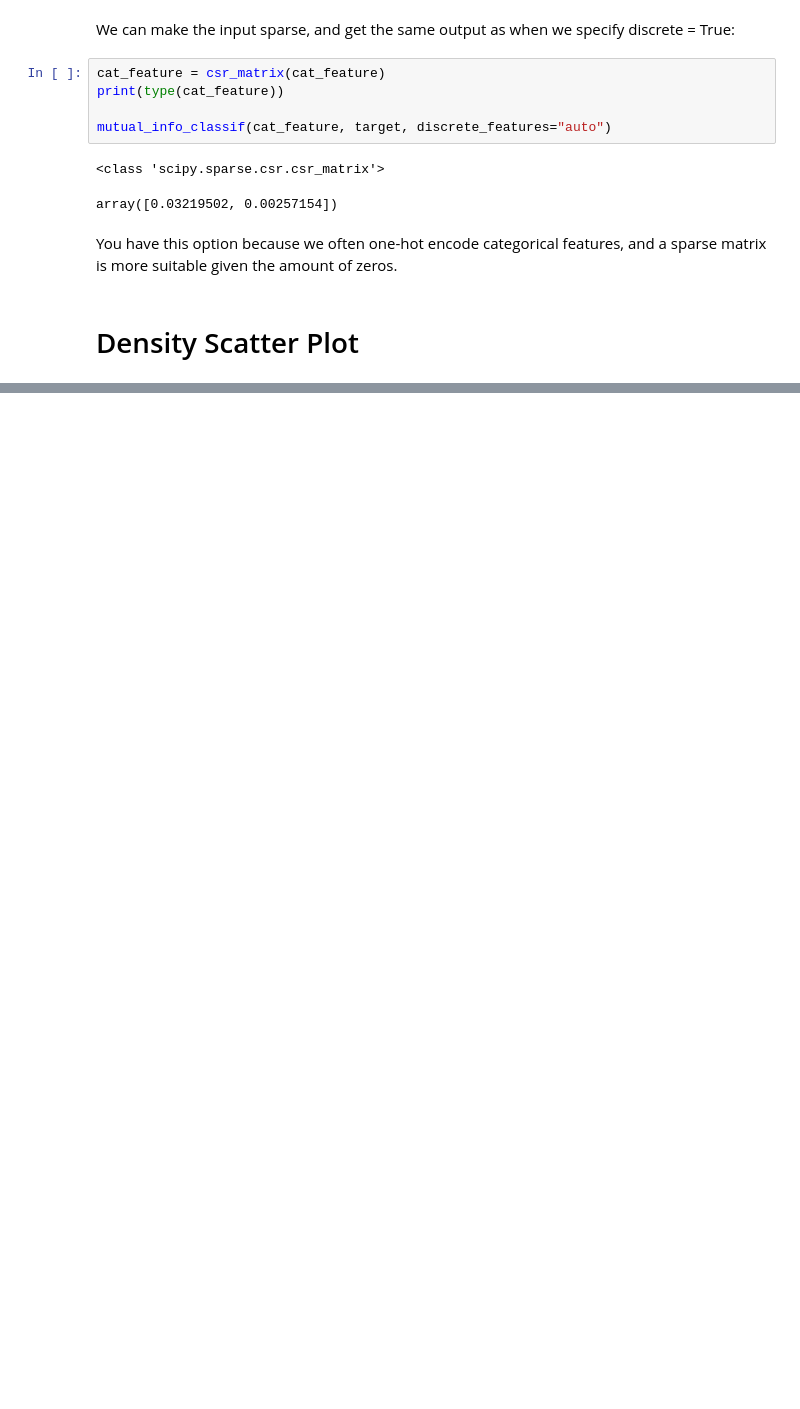
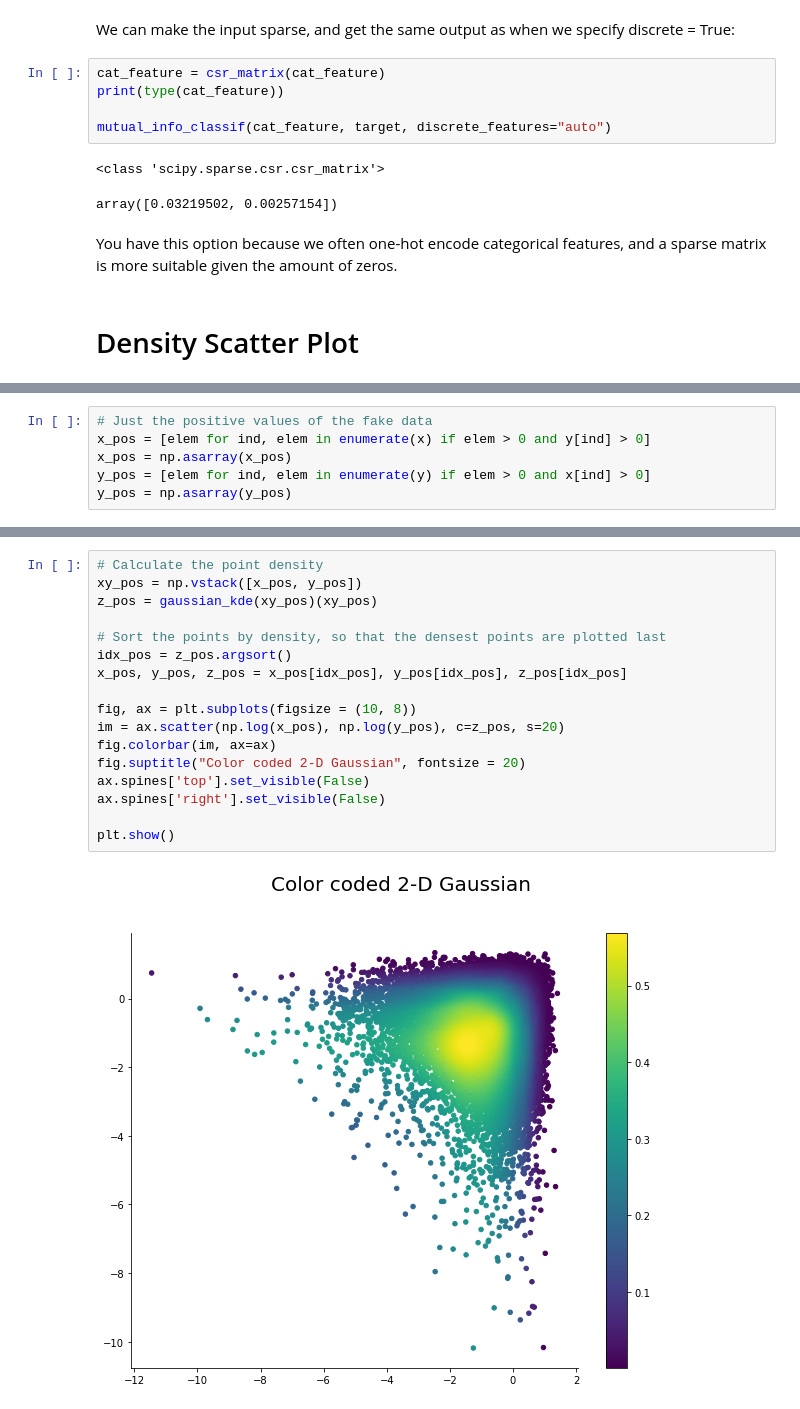
Before and after one commit to AlexanderLoebel/Homogeneity, a Jupyter notebook: Some points.ipynb, the cells around one changed output, grey strips where cells are left out. Drawn from its saved outputs; the diff is of its cells as text; blank space fills up the shorter version.

```diff
--- a/Some points.ipynb
+++ b/Some points.ipynb
@@ -289,0 +295,6 @@ plt.show()
+# %%
+# Just the positive values of the fake data
+x_pos = [elem for ind, elem in enumerate(x) if elem > 0 and y[ind] > 0]
+x_pos = np.asarray(x_pos)
+y_pos = [elem for ind, elem in enumerate(y) if elem > 0 and x[ind] > 0]
+y_pos = np.asarray(y_pos)
@@ -289,0 +312,19 @@ plt.show()
+# %%
+# Calculate the point density
+xy_pos = np.vstack([x_pos, y_pos])
+z_pos = gaussian_kde(xy_pos)(xy_pos)
+
+# Sort the points by density, so that the densest points are plotted last
+idx_pos = z_pos.argsort()
+x_pos, y_pos, z_pos = x_pos[idx_pos], y_pos[idx_pos], z_pos[idx_pos]
+
+fig, ax = plt.subplots(figsize = (10, 8))
+im = ax.scatter(np.log(x_pos), np.log(y_pos), c=z_pos, s=20)
+fig.colorbar(im, ax=ax)
+fig.suptitle("Color coded 2-D Gaussian", fontsize = 20)
+ax.spines['top'].set_visible(False)
+ax.spines['right'].set_visible(False)
+
+plt.show()
+# %% [output]
+[figure, added]
```
Also changed, not shown: parts of 4 cells of this notebook, 1 other file.
